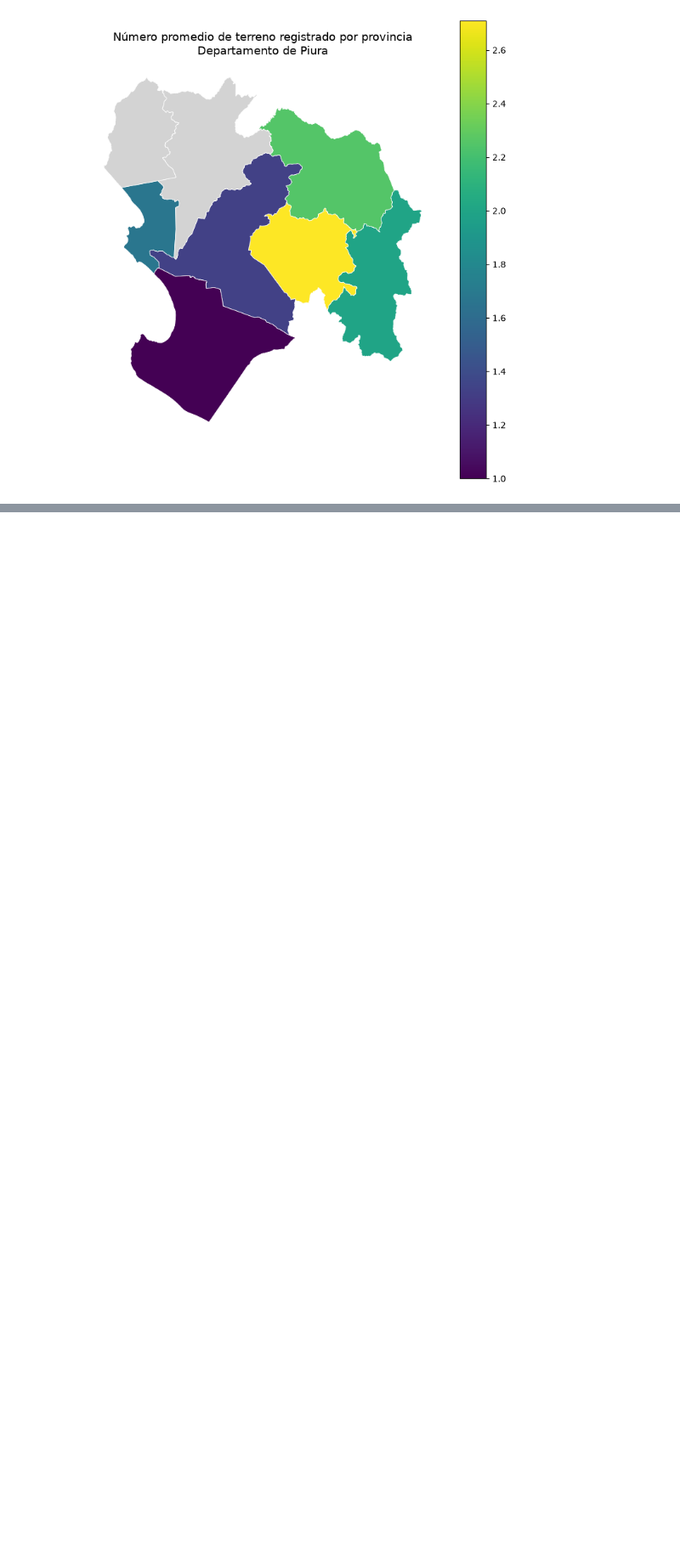
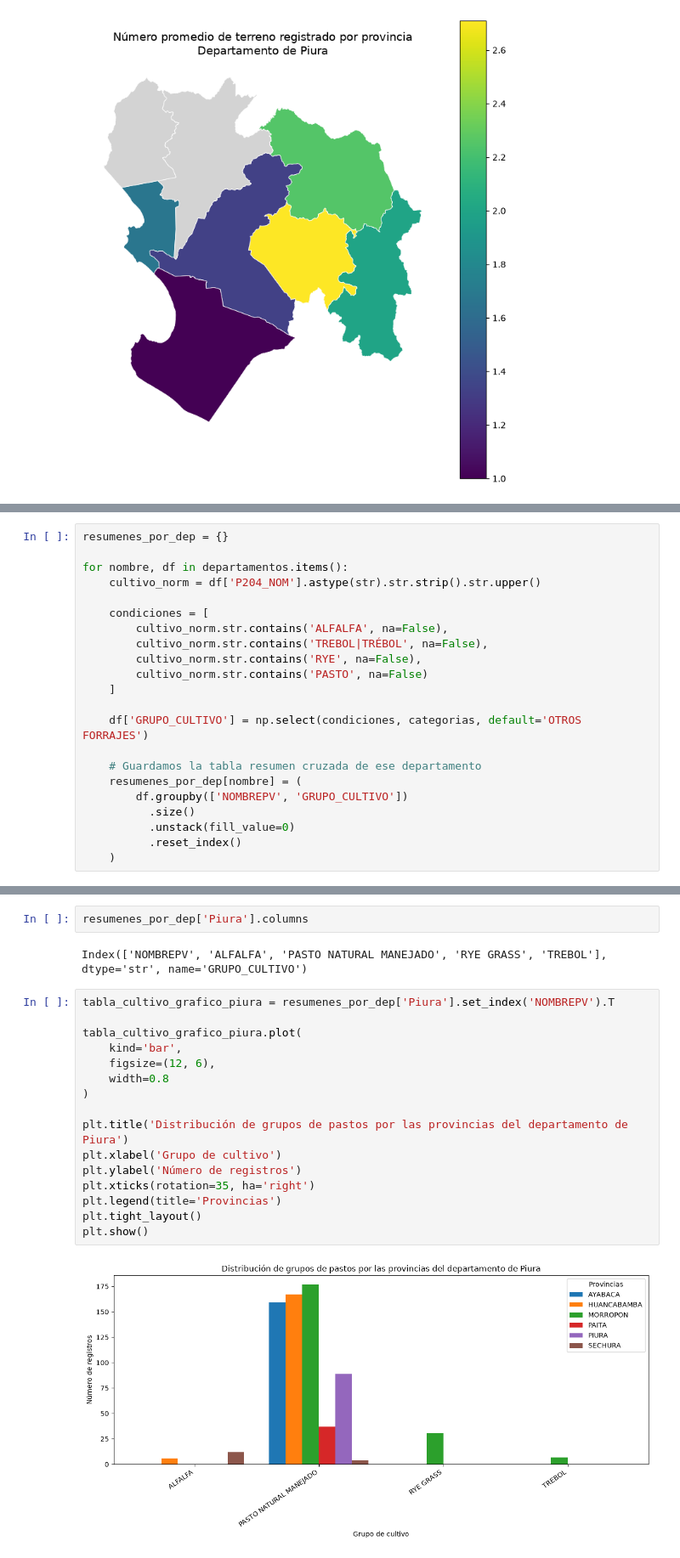
Before and after one commit to matiasrg/Proyecto-PCDA, a Jupyter notebook: scripts/01_CAP200A.ipynb, the cells around one changed output, grey strips where cells are left out. Shown at 85% size. Saved outputs shown, nothing was run; the diff lists cells and outputs as text; blank space fills up the shorter version.

```diff
--- a/scripts/01_CAP200A.ipynb
+++ b/scripts/01_CAP200A.ipynb
@@ -378,0 +639,22 @@ plt.show()
+# %%
+resumenes_por_dep = {}
+
+for nombre, df in departamentos.items():
+    cultivo_norm = df['P204_NOM'].astype(str).str.strip().str.upper()
+
+    condiciones = [
+        cultivo_norm.str.contains('ALFALFA', na=False),
+        cultivo_norm.str.contains('TREBOL|TRÉBOL', na=False),
+        cultivo_norm.str.contains('RYE', na=False),
+        cultivo_norm.str.contains('PASTO', na=False)
+    ]
+
+    df['GRUPO_CULTIVO'] = np.select(condiciones, categorias, default='OTROS FORRAJES')
+
+    # Guardamos la tabla resumen cruzada de ese departamento
+    resumenes_por_dep[nombre] = (
+        df.groupby(['NOMBREPV', 'GRUPO_CULTIVO'])
+          .size()
+          .unstack(fill_value=0)
+          .reset_index()
+    )
@@ -378,0 +691,22 @@ plt.show()
+# %%
+resumenes_por_dep['Piura'].columns
+# %% [output]
+Index(['NOMBREPV', 'ALFALFA', 'PASTO NATURAL MANEJADO', 'RYE GRASS', 'TREBOL'], dtype='str', name='GRUPO_CULTIVO')
+# %%
+tabla_cultivo_grafico_piura = resumenes_por_dep['Piura'].set_index('NOMBREPV').T
+
+tabla_cultivo_grafico_piura.plot(
+    kind='bar',
+    figsize=(12, 6),
+    width=0.8
+)
+
+plt.title('Distribución de grupos de pastos por las provincias del departamento de Piura')
+plt.xlabel('Grupo de cultivo')
+plt.ylabel('Número de registros')
+plt.xticks(rotation=35, ha='right')
+plt.legend(title='Provincias')
+plt.tight_layout()
+plt.show()
+# %% [output]
+[figure, added]
```
Also changed, not shown: parts of 28 cells of this notebook, 2 other files.
